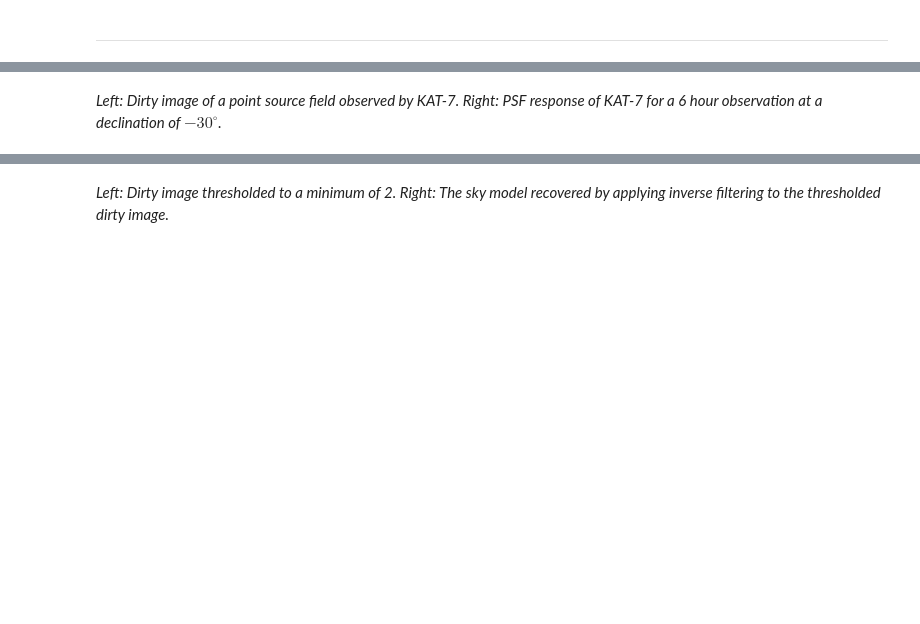
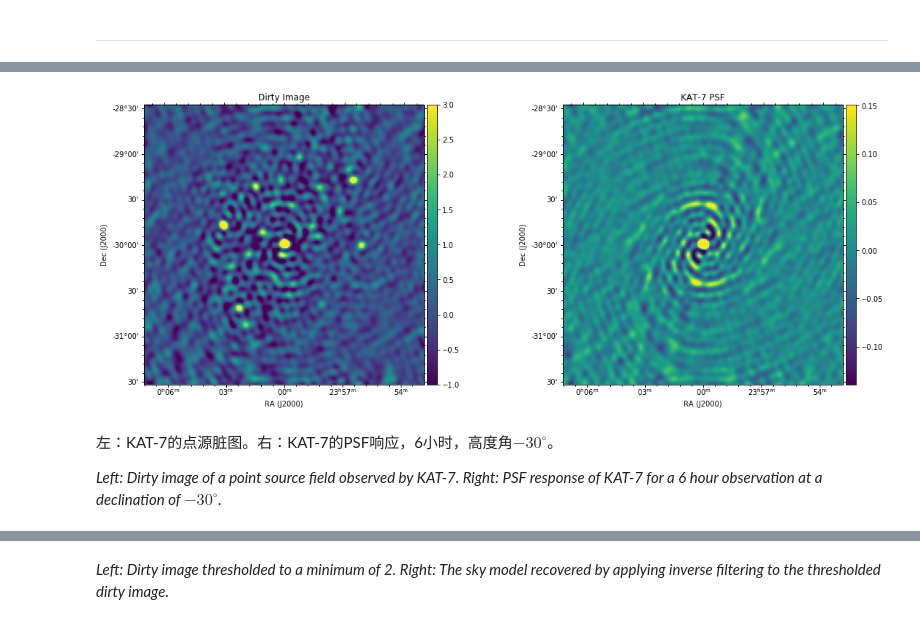
Before and after one commit to astronomical-data-processing/fundamentals_of_interferometry_chinese, a Jupyter notebook: 6_Deconvolution/6_2_clean.ipynb, the cells around one changed output, grey strips where cells are left out. Saved outputs shown, nothing was run; the diff lists cells and outputs as text; code cells hidden in the pictures; blank space fills up the shorter version.

```diff
--- a/6_Deconvolution/6_2_clean.ipynb
+++ b/6_Deconvolution/6_2_clean.ipynb
@@ -65,24 +78,28 @@ If this $\epsilon$ is small compared to the sky signal then we can approximate $
 # %%
 fig = plt.figure(figsize=(16, 7))
 
 gc1 = aplpy.FITSFigure('../data/fits/deconv/KAT-7_6h60s_dec-30_10MHz_10chans_uniform_n100-dirty.fits', \
                        figure=fig, subplot=[0.0,0.1,0.35,0.8])
 gc1.show_colorscale(vmin=-1., vmax=3.0, cmap='viridis')
-gc1.hide_axis_labels()
-gc1.hide_tick_labels()
+#gc1.hide_axis_labels()
+#gc1.hide_tick_labels()
 plt.title('Dirty Image')
 gc1.add_colorbar()
 
 gc2 = aplpy.FITSFigure('../data/fits/deconv/KAT-7_6h60s_dec-30_10MHz_10chans_uniform_n100-psf.fits', \
                        figure=fig, subplot=[0.5,0.1,0.35,0.8])
 gc2.show_colorscale(cmap='viridis')
-gc2.hide_axis_labels()
-gc2.hide_tick_labels()
+#gc2.hide_axis_labels()
+#gc2.hide_tick_labels()
 plt.title('KAT-7 PSF')
 gc2.add_colorbar()
 
 fig.canvas.draw()
+# %% [output]
+[figure, added]
 # %% [markdown]
+左：KAT-7的点源脏图。右：KAT-7的PSF响应，6小时，高度角$-30^{\circ}$。
+
 *Left: Dirty image of a point source field observed by KAT-7. Right: PSF response of KAT-7 for a 6 hour observation at a declination of $-30^{\circ}$.*
 # %%
 fh = fits.open('../data/fits/deconv/KAT-7_6h60s_dec-30_10MHz_10chans_uniform_n100-psf.fits') #KAT-7 PSF
```
Also changed, not shown: parts of 7 cells of this notebook, 14 other files.
